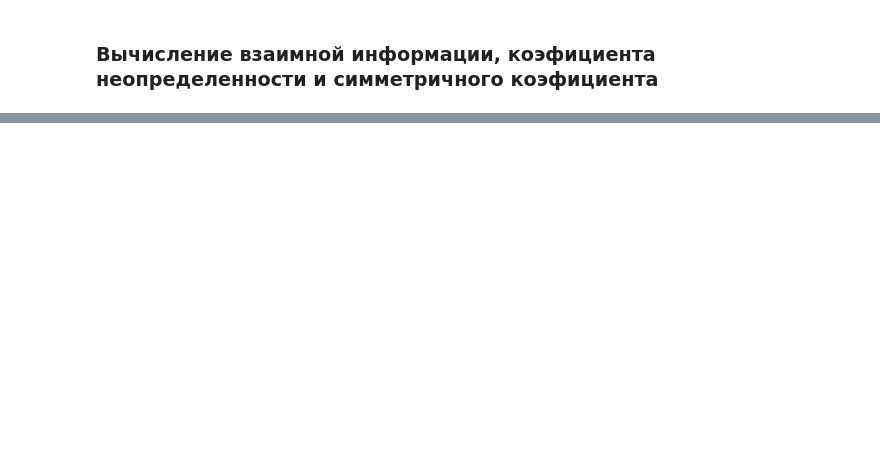
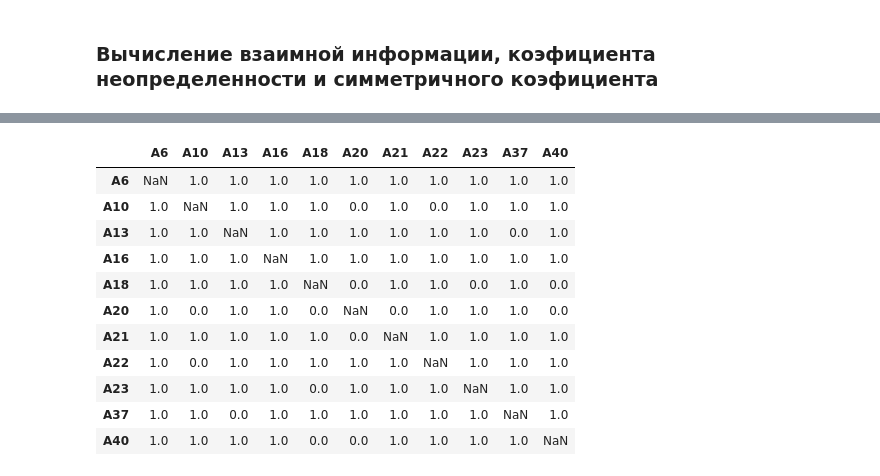
Before and after one commit to catelyn-austen/nstu, a Jupyter notebook: SAND/lab_1/lab_1.ipynb, the cells around one changed output, grey strips where cells are left out. Saved outputs shown, nothing was run; the diff lists cells and outputs as text; code cells hidden in the pictures; blank space fills up the shorter version.

```diff
--- a/SAND/lab_1/lab_1.ipynb
+++ b/SAND/lab_1/lab_1.ipynb
@@ -261,0 +427,16 @@ A40  0.0  0.014002  0.014409  0.023712  0.000903  0.001178       NaN
+# %%
+df_hypothesis_mi
+# A16 - A23: 0.063741
+# %% [output]
+|  | A6 | A10 | A13 | A16 | A18 | A20 | A21 | A22 | A23 | A37 | A40 |
+| A6 | NaN | 1.0 | 1.0 | 1.0 | 1.0 | 1.0 | 1.0 | 1.0 | 1.0 | 1.0 | 1.0 |
+| A10 | 1.0 | NaN | 1.0 | 1.0 | 1.0 | 0.0 | 1.0 | 0.0 | 1.0 | 1.0 | 1.0 |
+| A13 | 1.0 | 1.0 | NaN | 1.0 | 1.0 | 1.0 | 1.0 | 1.0 | 1.0 | 0.0 | 1.0 |
+| A16 | 1.0 | 1.0 | 1.0 | NaN | 1.0 | 1.0 | 1.0 | 1.0 | 1.0 | 1.0 | 1.0 |
+| A18 | 1.0 | 1.0 | 1.0 | 1.0 | NaN | 0.0 | 1.0 | 1.0 | 0.0 | 1.0 | 0.0 |
+| A20 | 1.0 | 0.0 | 1.0 | 1.0 | 0.0 | NaN | 0.0 | 1.0 | 1.0 | 1.0 | 0.0 |
+| A21 | 1.0 | 1.0 | 1.0 | 1.0 | 1.0 | 0.0 | NaN | 1.0 | 1.0 | 1.0 | 1.0 |
+| A22 | 1.0 | 0.0 | 1.0 | 1.0 | 1.0 | 1.0 | 1.0 | NaN | 1.0 | 1.0 | 1.0 |
+| A23 | 1.0 | 1.0 | 1.0 | 1.0 | 0.0 | 1.0 | 1.0 | 1.0 | NaN | 1.0 | 1.0 |
+| A37 | 1.0 | 1.0 | 0.0 | 1.0 | 1.0 | 1.0 | 1.0 | 1.0 | 1.0 | NaN | 1.0 |
+| A40 | 1.0 | 1.0 | 1.0 | 1.0 | 0.0 | 0.0 | 1.0 | 1.0 | 1.0 | 1.0 | NaN |
```
Also changed, not shown: parts of 15 cells of this notebook.
